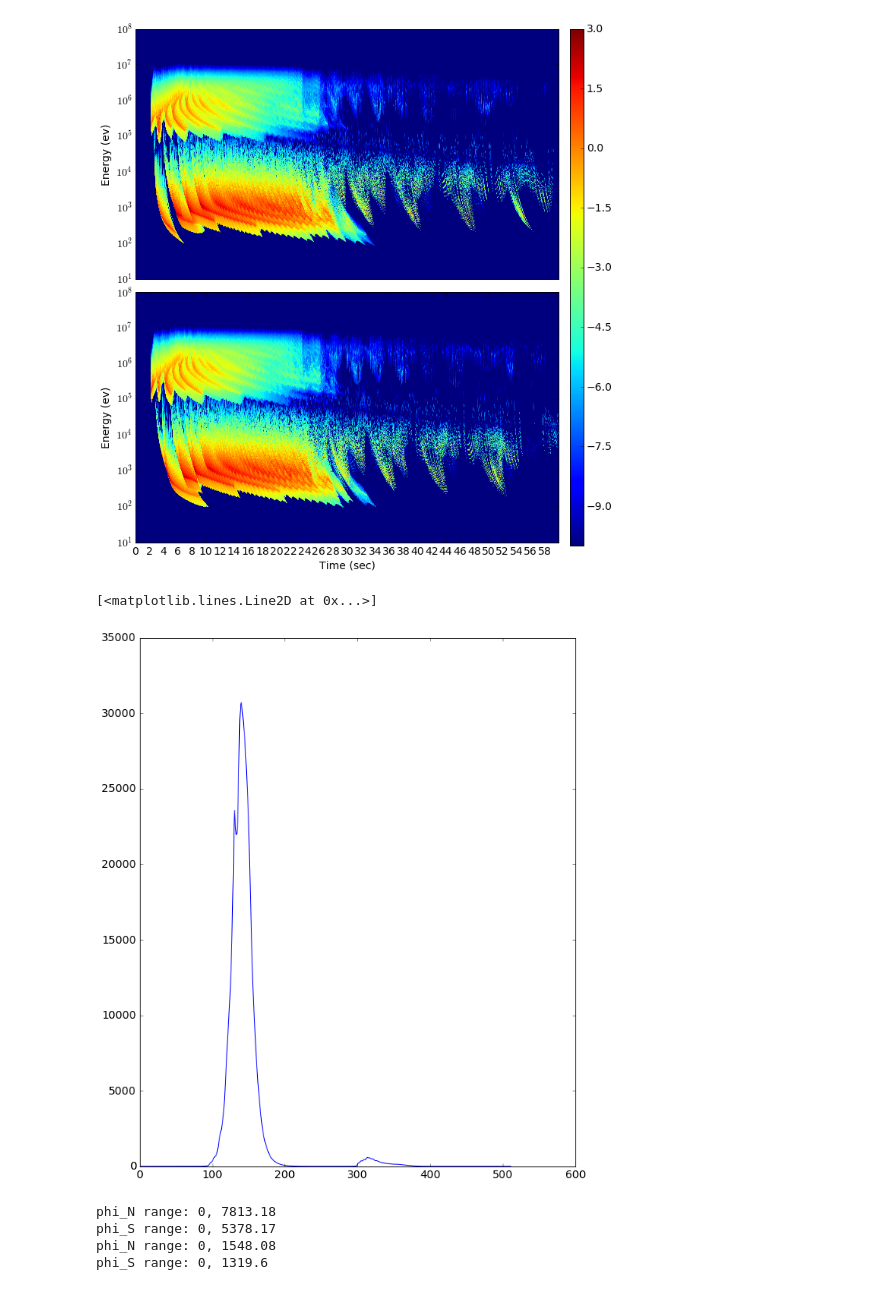
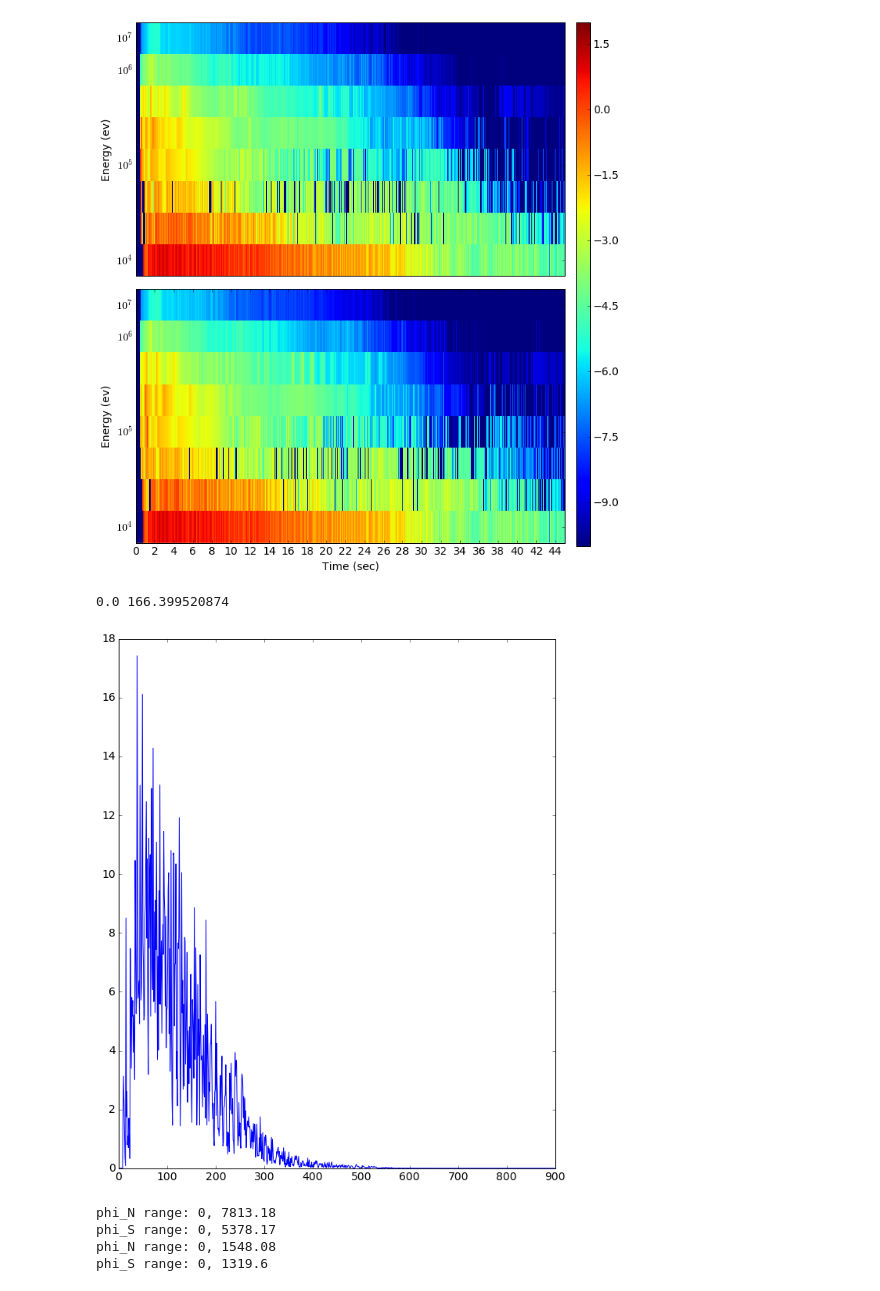
Before and after one commit to asousa/WIPPv4, a Jupyter notebook: plot_phi.ipynb, the cells around one changed output. Drawn from its saved outputs; the diff is of its cells as text; code cells hidden in the pictures.

```diff
--- a/plot_phi.ipynb
+++ b/plot_phi.ipynb
@@ -37,45 +34,47 @@ The autoreload extension is already loaded. To reload it, use:
 # %%
 #import sim_consts as sc
 from load_sim_constants import load_sim_constants
-
+from load_phi_files import load_phi_files
 
 L = 3.04
-directory = '/Users/austin/FUSE/shared/users/asousa/WIPP/WIPPv4/out_full/pwr_-100000/in_25/out_3.04/'
+directory = '/Users/austin/FUSE/WIPP/WIPPv3/outputs/probably/run_sat/in_25/'
 N_file = os.path.join(directory,"phi_%g_N"%(L))
 
 clims = [-2,2]
 
-sc = load_sim_constants('codesrc/consts.h')
+sc = load_sim_constants('/Users/austin/FUSE/WIPP/WIPPv3/outputs/probably/run_sat/codesrc/consts.h', old_format=True)
+
+print sc.NUM_E
+print sc.NUM_STEPS
+
+# def load_phi(directory, L):
+#     ''' Loads North and South phi files'''
+#     # Binary files -- little-endian, 4-byte floats
+#     dt = np.dtype('<f4')
+
+#     phi_N = np.fromfile(os.path.join(directory,"phi_%g_N"%(L)),dtype=dt)
+#     phi_S = np.fromfile(os.path.join(directory,"phi_%g_S"%(L)),dtype=dt)
+
+#     print "phi_N range: %g, %g"%(np.min(phi_N), np.max(phi_N))
+#     print "phi_S range: %g, %g"%(np.min(phi_S), np.max(phi_S))
+
+#     phi_N = phi_N.reshape(sc.NUM_E, sc.NUM_STEPS, order='c')
+#     phi_S = phi_S.reshape(sc.NUM_E, sc.NUM_STEPS, order='c')
+
+#     return phi_N, phi_S
 
 
-def load_phi(directory, L):
-    ''' Loads North and South phi files'''
-    # Binary files -- little-endian, 4-byte floats
-    dt = np.dtype('<f4')
-
-    phi_N = np.fromfile(os.path.join(directory,"phi_%g_N"%(L)),dtype=dt)
-    phi_S = np.fromfile(os.path.join(directory,"phi_%g_S"%(L)),dtype=dt)
-
-    print "phi_N range: %g, %g"%(np.min(phi_N), np.max(phi_N))
-    print "phi_S range: %g, %g"%(np.min(phi_S), np.max(phi_S))
-
-    phi_N = phi_N.reshape(sc.NUM_E, sc.NUM_STEPS, order='c')
-    phi_S = phi_S.reshape(sc.NUM_E, sc.NUM_STEPS, order='c')
-
-    return phi_N, phi_S
-
-
-def plot_et(N, S, clims=[-7,0],filename=None):
+def plot_et(N, S, L_index, clims=[-7,0],filename=None):
     ''' plot energy vs time spectra for N, S arrays (phi, p, alpha, etc)
         clims are log10 scale
     '''
 
     tvec = np.linspace(sc.T_STEP,sc.T_MAX,sc.NUM_STEPS)
 
-    pN_P = np.log10(N)
+    pN_P = np.log10(N[:,:,L_index])
     np.clip(pN_P,clims[0],clims[1],out=pN_P)
 
-    pS_P = np.log10(S)
+    pS_P = np.log10(S[:,:,L_index])
     np.clip(pS_P,clims[0],clims[1],out=pS_P)
 
     fig = plt.figure()
@@ -83,9 +82,9 @@ def plot_et(N, S, clims=[-7,0],filename=None):
     ax2 = fig.add_subplot(212)
 
     # The goods
-    p1 = ax1.imshow(pN_P,origin='lower',aspect='auto')
+    p1 = ax1.imshow(pN_P,origin='lower',aspect='auto',interpolation='none')
     p1.set_clim(clims)
-    p2 = ax2.imshow(pS_P,origin='lower',aspect='auto')
+    p2 = ax2.imshow(pS_P,origin='lower',aspect='auto', interpolation='none')
     p2.set_clim(clims)
 
     # Colorbar
@@ -127,10 +126,15 @@ def plot_et(N, S, clims=[-7,0],filename=None):
         fig.savefig(filename)
 
 
-phi_N, phi_S = load_phi(directory, L)
+# phi_N, phi_S = load_phi(directory, L)
+phi_N, phi_S, L = load_phi_files(directory, sc)
 
-plot_et(phi_N, phi_S, clims=[-10, 3],filename=os.path.join(directory,'phi.jpg'))
+print np.shape(phi_N)
+print np.shape(L)
+plot_et(phi_N, phi_S, 16, clims=[-10, 2])
 
 plt.figure()
-plt.plot(np.sum(phi_N,axis=1))
+plt.plot(np.sum(phi_N[:,:,16],axis=0))
+
+print np.min(phi_N), np.max(phi_N)
 # %% [output]
@@ -147,6 +147,6 @@ phi_S range: nan, nan
-[figure, old version]
+[figure, new version]
-[<matplotlib.lines.Line2D at 0x...>]
+0.0 166.399520874
-[figure, old version]
+[figure, new version]
 # %%
 # Check if sum works out the same between different EA spacings:
 L = 3
```
Also changed, not shown: parts of 2 cells of this notebook, 12 other files.
